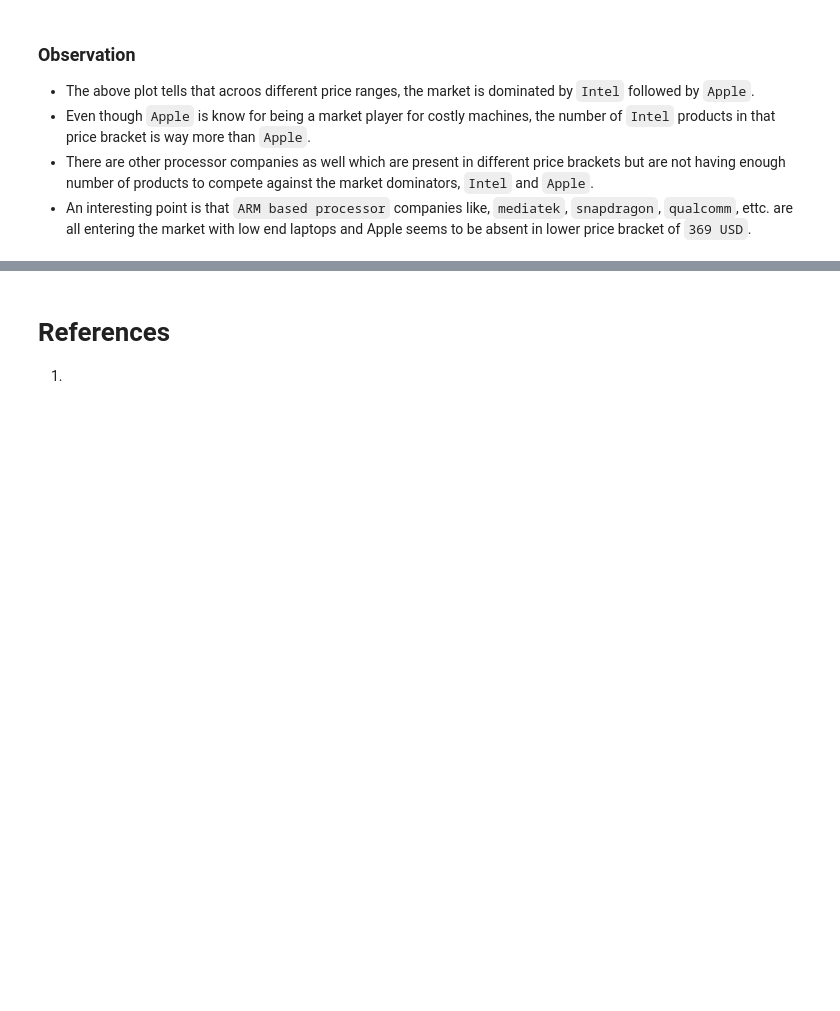
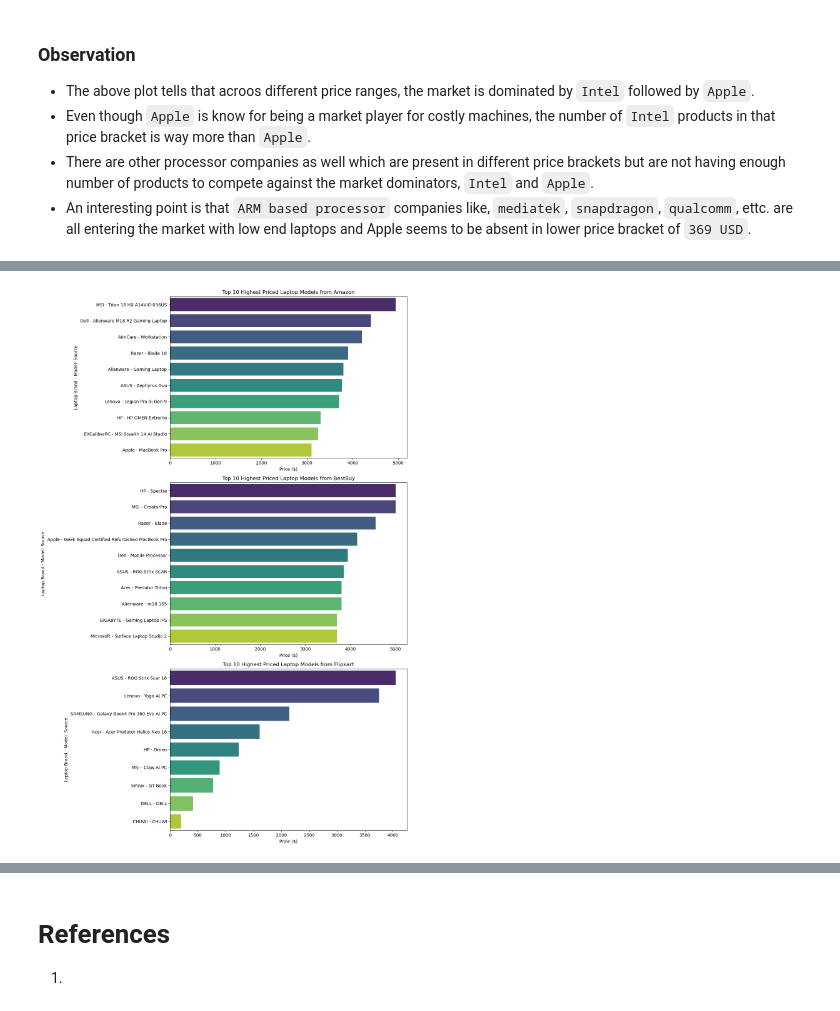
Before and after one commit to VaibhavSaran/CSE-587-PROJECT-LAPTRACK, a Jupyter notebook: Project Laptrack - Phase 1 Exploratory Data Analysis.ipynb, the cells around one changed output, grey strips where cells are left out. Cells and saved outputs as stored; diff of their text form; code cells hidden in the pictures; blank space fills up the shorter version.

```diff
--- a/Project Laptrack - Phase 1 Exploratory Data Analysis.ipynb
+++ b/Project Laptrack - Phase 1 Exploratory Data Analysis.ipynb
@@ -238,0 +383,30 @@ plt.show()
+# %%
+#Sources
+sources = highest_price_models['Source'].unique()
+
+#count
+num_sources = len(sources)
+
+plt.figure(figsize=(12, 6 * num_sources))
+
+for i, source in enumerate(sources):
+    source_data = highest_price_models[highest_price_models['Source'] == source]
+
+    #top 10 highest priced models for the source
+    top_10_prices = source_data.nlargest(10, 'Price')
+    #labeling
+    top_10_prices['Brand_Model'] = top_10_prices['Laptop_Brand'] + ' - ' + top_10_prices['Laptop_Name']
+
+    plt.subplot(num_sources, 1, i + 1)
+
+    sns.barplot(x='Price', y='Brand_Model', data=top_10_prices, palette='viridis')
+
+    plt.title(f'Top 10 Highest Priced Laptop Models from {source}')
+    plt.xlabel('Price ($)')
+    plt.ylabel('Laptop Brand - Model- Source')
+
+plt.tight_layout()
+
+plt.show()
+# %% [output]
+[figure, added]
```
Also changed, not shown: parts of 40 cells of this notebook.
